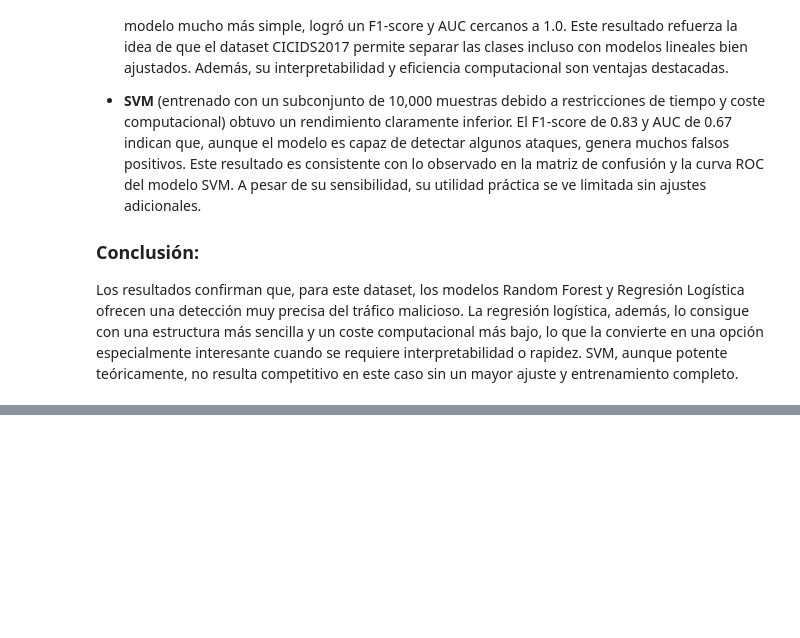
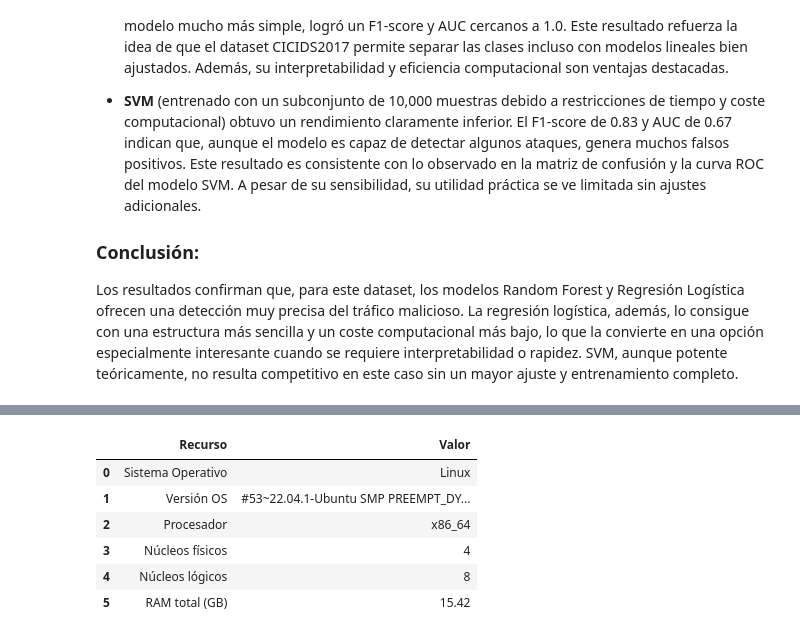
Before and after one commit to AlfonsoGalocha/TFG, a Jupyter notebook: scripts/Evaluacion_Eficiencia.ipynb, the cells around one changed output, grey strips where cells are left out. Cells and saved outputs as stored; diff of their text form; code cells hidden in the pictures; blank space fills up the shorter version.

```diff
--- a/scripts/Evaluacion_Eficiencia.ipynb
+++ b/scripts/Evaluacion_Eficiencia.ipynb
@@ -105,0 +154,26 @@ Los resultados confirman que, para este dataset, los modelos Random Forest y Reg
+# %%
+import platform
+import psutil
+import pandas as pd
+
+# Recoger especificaciones del sistema
+specs = {
+    "Sistema Operativo": platform.system(),
+    "Versión OS": platform.version(),
+    "Procesador": platform.processor(),
+    "Núcleos físicos": psutil.cpu_count(logical=False),
+    "Núcleos lógicos": psutil.cpu_count(logical=True),
+    "RAM total (GB)": round(psutil.virtual_memory().total / (1024 ** 3), 2)
+}
+
+# Mostrar como tabla
+specs_df = pd.DataFrame(list(specs.items()), columns=["Recurso", "Valor"])
+display(specs_df)
+# %% [output]
+|  | Recurso | Valor |
+| 0 | Sistema Operativo | Linux |
+| 1 | Versión OS | #53~22.04.1-Ubuntu SMP PREEMPT_DY... |
+| 2 | Procesador | x86_64 |
+| 3 | Núcleos físicos | 4 |
+| 4 | Núcleos lógicos | 8 |
+| 5 | RAM total (GB) | 15.42 |
```
Also changed, not shown: parts of 3 cells of this notebook, 4 other files.
